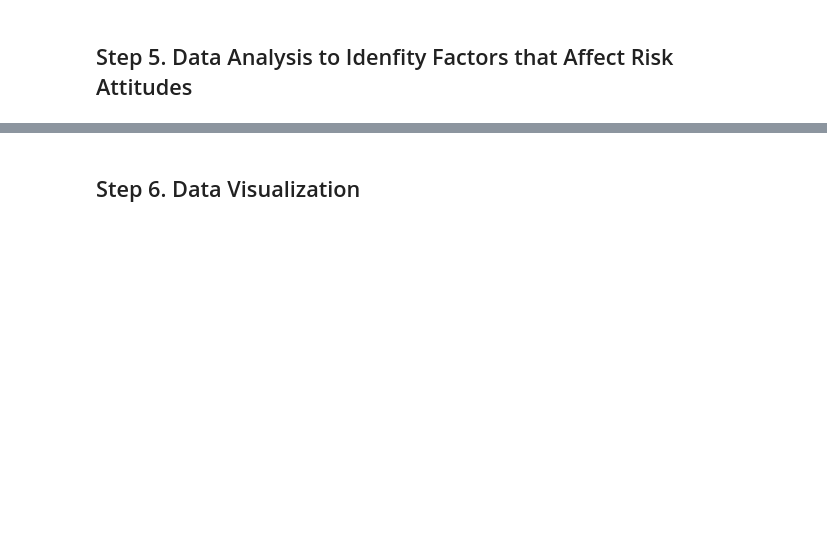
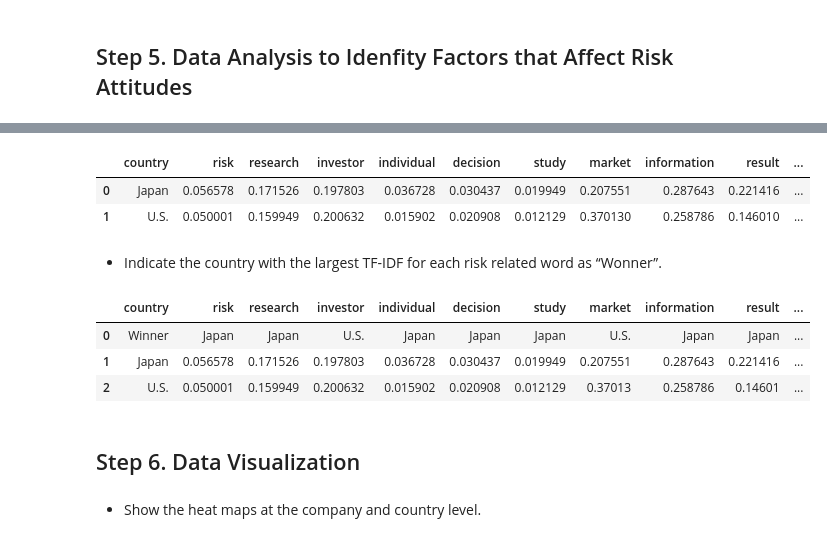
Before and after one commit to hiwan/Text_Analysis_Final_Project, a Jupyter notebook: project_text_analysis.ipynb, the cells around one changed output, grey strips where cells are left out. Saved outputs shown, nothing was run; the diff lists cells and outputs as text; code cells hidden in the pictures; blank space fills up the shorter version.

```diff
--- a/project_text_analysis.ipynb
+++ b/project_text_analysis.ipynb
@@ -519,3 +541,35 @@ tfidf_country
+# %%
+# Calculate the means of TF-IDF by country.
+tfidf_df_company_2 = tfidf_df_company.drop('document', axis=1).copy()
+tfidf_df_country = tfidf_df_company_2.groupby('country').mean().reset_index()
+
+tfidf_df_country
+# %% [output]
+|  | country | risk | research | investor | individual | decision | study | market | information | result | ... |
+| 0 | Japan | 0.056578 | 0.171526 | 0.197803 | 0.036728 | 0.030437 | 0.019949 | 0.207551 | 0.287643 | 0.221416 | ... |
+| 1 | U.S. | 0.050001 | 0.159949 | 0.200632 | 0.015902 | 0.020908 | 0.012129 | 0.370130 | 0.258786 | 0.146010 | ... |
+# %% [markdown]
+- Indicate the country with the largest TF-IDF for each risk related word as “Wonner”.
+# %%
+# Show the winner of each word.
+winner_row = ['Winner']
+for column in tfidf_df_country.columns[1:]:
+    if tfidf_df_country.loc[0, column] > tfidf_df_country.loc[1, column]:
+        winner_row.append('Japan')
+    else:
+        winner_row.append('U.S.')
+
+winner_df = pd.DataFrame([winner_row], columns=tfidf_df_country.columns)
+tfidf_df_country2 = pd.concat([winner_df, tfidf_df_country], ignore_index=True)
+
+tfidf_df_country2
+# %% [output]
+|  | country | risk | research | investor | individual | decision | study | market | information | result | ... |
+| 0 | Winner | Japan | Japan | U.S. | Japan | Japan | Japan | U.S. | Japan | Japan | ... |
+| 1 | Japan | 0.056578 | 0.171526 | 0.197803 | 0.036728 | 0.030437 | 0.019949 | 0.207551 | 0.287643 | 0.221416 | ... |
+| 2 | U.S. | 0.050001 | 0.159949 | 0.200632 | 0.015902 | 0.020908 | 0.012129 | 0.37013 | 0.258786 | 0.14601 | ... |
 # %% [markdown]
 ## Step 6. Data Visualization
+# %% [markdown]
+- Show the heat maps at the company and country level.
 # %%
```
Also changed, not shown: parts of 39 cells of this notebook.
